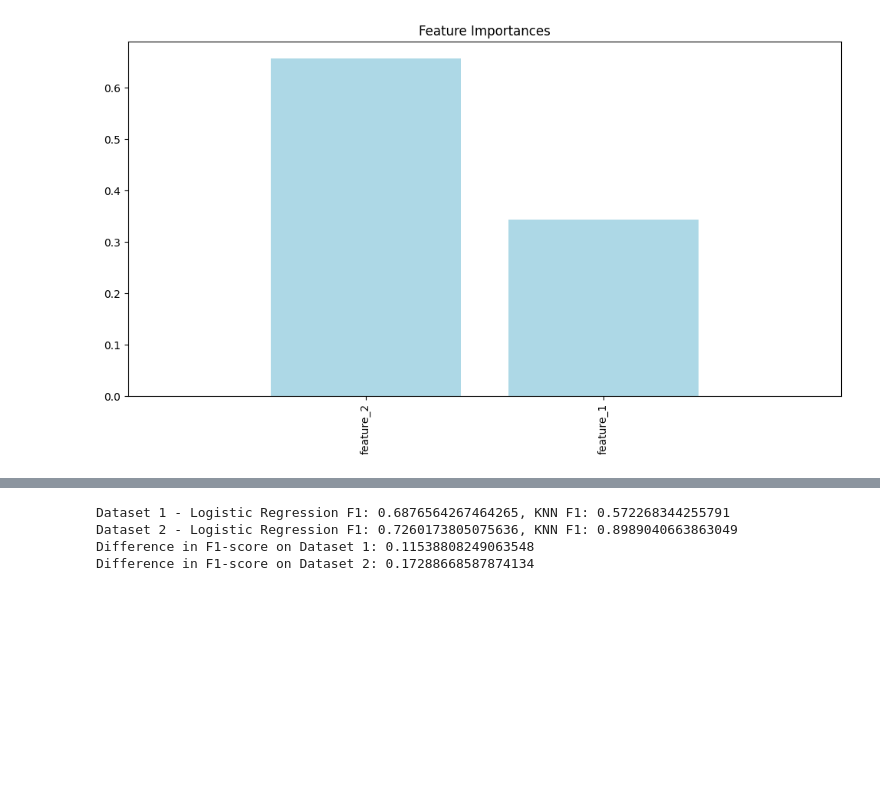
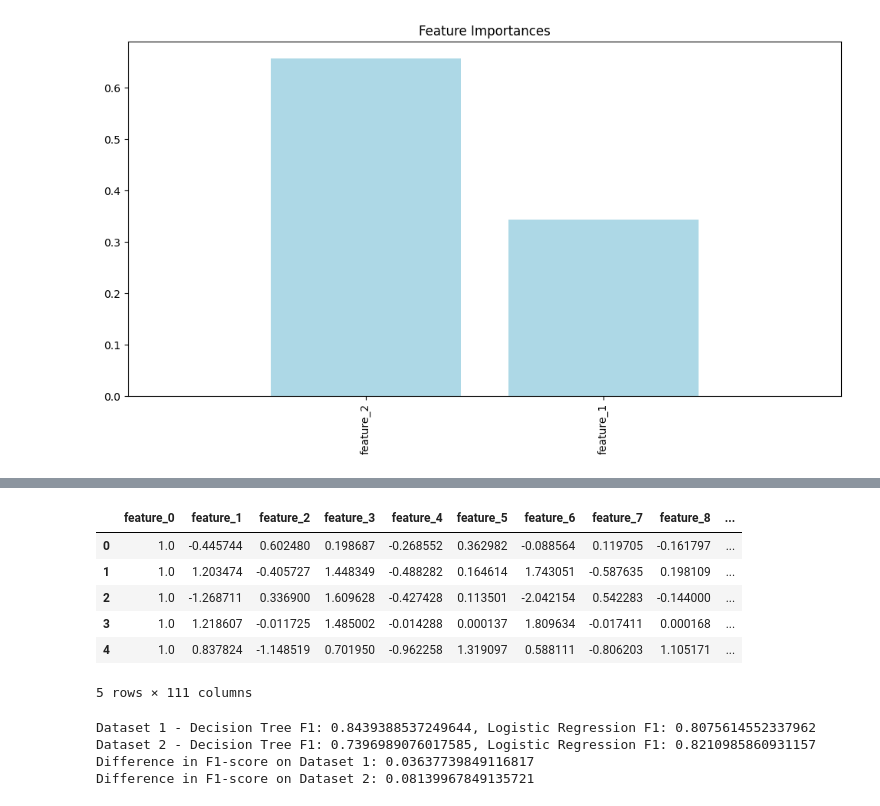
Before and after one commit to varshin99/assignment-data-challenge, a Jupyter notebook: Code.ipynb, the cells around one changed output, grey strips where cells are left out. Drawn from its saved outputs; the diff is of its cells as text; code cells hidden in the pictures; blank space fills up the shorter version.

```diff
--- a/Code.ipynb
+++ b/Code.ipynb
@@ -296,14 +341,21 @@ df_knn_challenging.to_csv("knn_challenging_dataset.csv", index=False)
+# %%
+df_knn_challenging.head()
+# %% [output]
+|  | feature_0 | feature_1 | feature_2 | feature_3 | feature_4 | feature_5 | feature_6 | feature_7 | feature_8 | ... |
+| 0 | 1.0 | -0.445744 | 0.602480 | 0.198687 | -0.268552 | 0.362982 | -0.088564 | 0.119705 | -0.161797 | ... |
+| 1 | 1.0 | 1.203474 | -0.405727 | 1.448349 | -0.488282 | 0.164614 | 1.743051 | -0.587635 | 0.198109 | ... |
+| 2 | 1.0 | -1.268711 | 0.336900 | 1.609628 | -0.427428 | 0.113501 | -2.042154 | 0.542283 | -0.144000 | ... |
+| 3 | 1.0 | 1.218607 | -0.011725 | 1.485002 | -0.014288 | 0.000137 | 1.809634 | -0.017411 | 0.000168 | ... |
+| 4 | 1.0 | 0.837824 | -1.148519 | 0.701950 | -0.962258 | 1.319097 | 0.588111 | -0.806203 | 1.105171 | ... |
+5 rows × 111 columns
 # %%
-from sklearn.linear_model import LogisticRegression
-from sklearn.neighbors import KNeighborsClassifier
-from sklearn.model_selection import cross_val_score
-import pandas as pd
 
-seed = 42  # Seed for reproducibility
+
+seed = 42  # Define your seed variable for reproducibility
 
 # Read the datasets from CSV files
-df1 = pd.read_csv("combined_circles_with_more_features.csv")
-df2 = pd.read_csv("noisy_combined_blobs_classification_dataset.csv")
+df1 = pd.read_csv("/content/Dataset_1.csv")
+df2 = pd.read_csv("/content/Dataset_2.csv")
 
 # Prepare the data and labels
 X1 = df1.drop('label', axis=1).values
@@ -311,39 +363,25 @@ y1 = df1['label'].values
 X2 = df2.drop('label', axis=1).values
 y2 = df2['label'].values
 
-from sklearn.preprocessing import StandardScaler
-
-# Initialize the StandardScaler
-scaler = StandardScaler()
-
-# Preprocess the data for Dataset 1
-X1_scaled = scaler.fit_transform(X1)  # Scale features
-
-# Preprocess the data for Dataset 2
-X2_scaled = scaler.fit_transform(X2)  # Scale features
-
-# Now use X1_scaled and X2_scaled for model training and evaluation
-
-
-# Initialize the Logistic Regression and K-Nearest Neighbors classifiers with default parameters
+# Initialize the Decision Tree and Logistic Regression classifiers with default parameters
+dt = DecisionTreeClassifier(random_state=seed)
 log_reg = LogisticRegression(max_iter=1000, random_state=seed)
-knn = KNeighborsClassifier()
 
 # Evaluate the classifiers on the first dataset
+f1_dt_1 = cross_val_score(dt, X1, y1, cv=5, scoring='f1_macro').mean()
 f1_log_reg_1 = cross_val_score(log_reg, X1, y1, cv=5, scoring='f1_macro').mean()
-f1_knn_1 = cross_val_score(knn, X1, y1, cv=5, scoring='f1_macro').mean()
 
 # Evaluate the classifiers on the second dataset
+f1_dt_2 = cross_val_score(dt, X2, y2, cv=5, scoring='f1_macro').mean()
 f1_log_reg_2 = cross_val_score(log_reg, X2, y2, cv=5, scoring='f1_macro').mean()
-f1_knn_2 = cross_val_score(knn, X2, y2, cv=5, scoring='f1_macro').mean()
 
 # Output the results
-print(f"Dataset 1 - Logistic Regression F1: {f1_log_reg_1}, KNN F1: {f1_knn_1}")
-print(f"Dataset 2 - Logistic Regression F1: {f1_log_reg_2}, KNN F1: {f1_knn_2}")
-print("Difference in F1-score on Dataset 1:", f1_log_reg_1 - f1_knn_1)
-print("Difference in F1-score on Dataset 2:", f1_knn_2 - f1_log_reg_2)
+print(f"Dataset 1 - Decision Tree F1: {f1_dt_1}, Logistic Regression F1: {f1_log_reg_1}")
+print(f"Dataset 2 - Decision Tree F1: {f1_dt_2}, Logistic Regression F1: {f1_log_reg_2}")
+print("Difference in F1-score on Dataset 1:", f1_dt_1 - f1_log_reg_1)
+print("Difference in F1-score on Dataset 2:", f1_log_reg_2 - f1_dt_2)
 # %% [output]
-Dataset 1 - Logistic Regression F1: 0.6876564267464265, KNN F1: 0.572268344255791
-Dataset 2 - Logistic Regression F1: 0.7260173805075636, KNN F1: 0.8989040663863049
-Difference in F1-score on Dataset 1: 0.11538808249063548
-Difference in F1-score on Dataset 2: 0.17288668587874134
+Dataset 1 - Decision Tree F1: 0.8439388537249644, Logistic Regression F1: 0.8075614552337962
+Dataset 2 - Decision Tree F1: 0.7396989076017585, Logistic Regression F1: 0.8210985860931157
+Difference in F1-score on Dataset 1: 0.03637739849116817
+Difference in F1-score on Dataset 2: 0.08139967849135721
```
Also changed, not shown: parts of 14 cells of this notebook.
